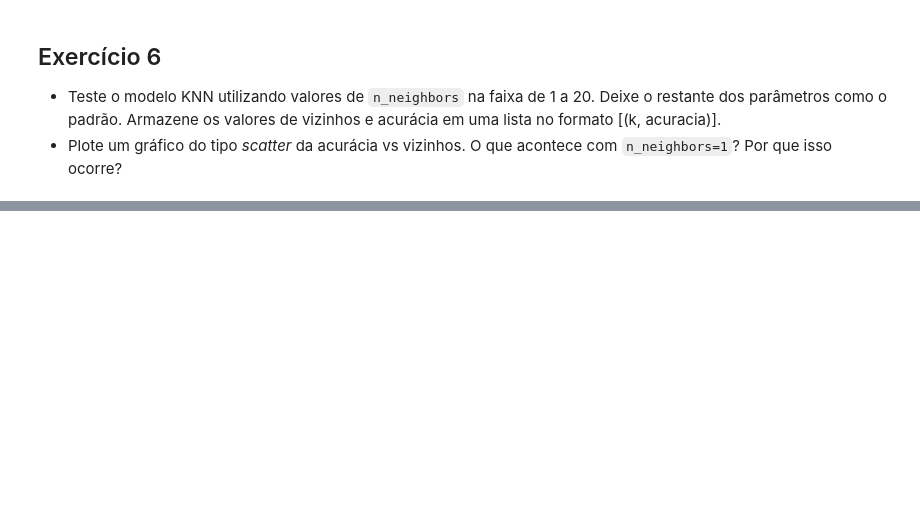
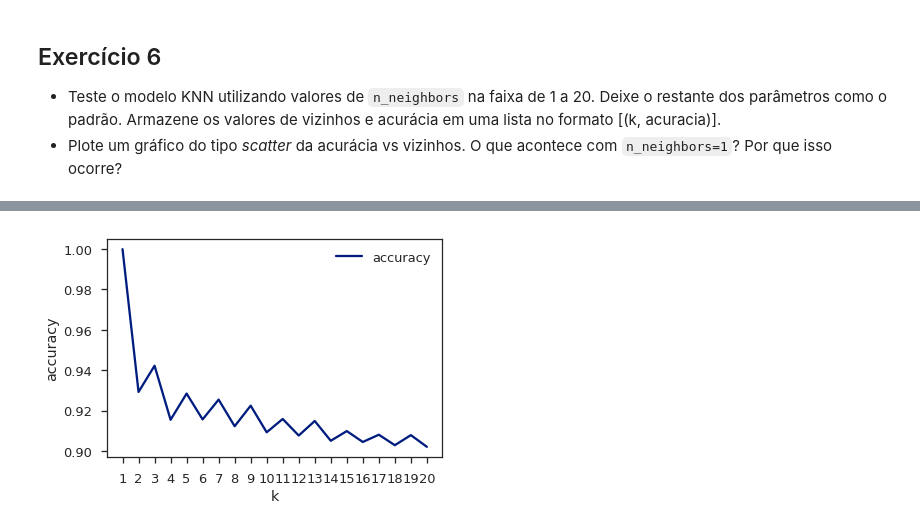
Before and after one commit to Leobertucci/UFABC-ML-2018, a Jupyter notebook: Supervised_Learning_and_K_Nearest_Neighbors.ipynb, the cells around one changed output, grey strips where cells are left out. Drawn from its saved outputs; the diff is of its cells as text; code cells hidden in the pictures; blank space fills up the shorter version.

```diff
--- a/Supervised_Learning_and_K_Nearest_Neighbors.ipynb
+++ b/Supervised_Learning_and_K_Nearest_Neighbors.ipynb
@@ -141,9 +204,15 @@ import seaborn as sns
 # %%
 sns.set_context('talk')
 sns.set_style('ticks')
 sns.set_palette('dark')
 
 ax = score_df.set_index('k').plot()
 
 ax.set(xlabel='k', ylabel='accuracy')
 ax.set_xticks(range(1, 21));
+
+'''Esse resultado acontece pois estamos aplicando o knn na mesma base de aprendizado,
+assim quando se verifica apenas um vizinho, ou se utiliza o peso=distancia, o exemplo
+a ser classificado é exatamente igual a ele mesmo e recebe a mesma classificação'''
+# %% [output]
+[figure, added]
```
Also changed, not shown: parts of 12 cells of this notebook.
